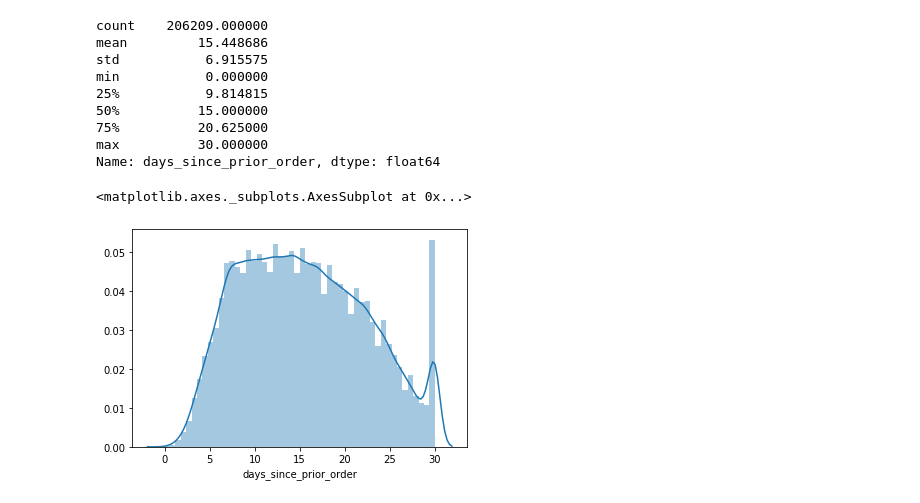
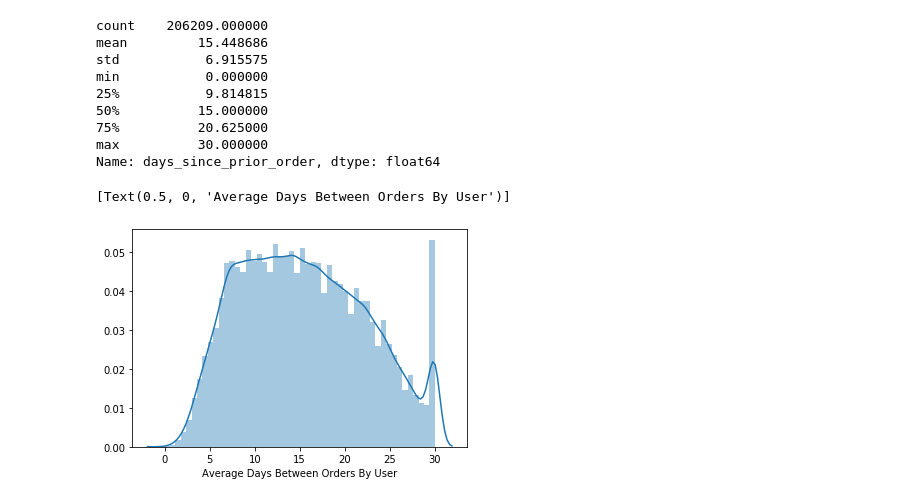
Before and after one commit to ellmanalex/instacart_basket_analysis, a Jupyter notebook: instacart_eda.ipynb, the cells around one changed output. Cells and saved outputs as stored; diff of their text form; code cells hidden in the pictures.

```diff
--- a/instacart_eda.ipynb
+++ b/instacart_eda.ipynb
@@ -233,7 +212,8 @@ Name: days_since_prior_order, dtype: float64
 # %%
 # distplot for time between orders
 
-sns.distplot(orders.groupby('user_id')['days_since_prior_order'].mean())
+x = sns.distplot(orders.groupby('user_id')['days_since_prior_order'].mean())
+x.set(xlabel = 'Average Days Between Orders By User')
 # %% [output]
-<matplotlib.axes._subplots.AxesSubplot at 0x...>
+[Text(0.5, 0, 'Average Days Between Orders By User')]
-[figure, old version]
+[figure, new version]
```
Also changed, not shown: parts of 11 cells of this notebook.
